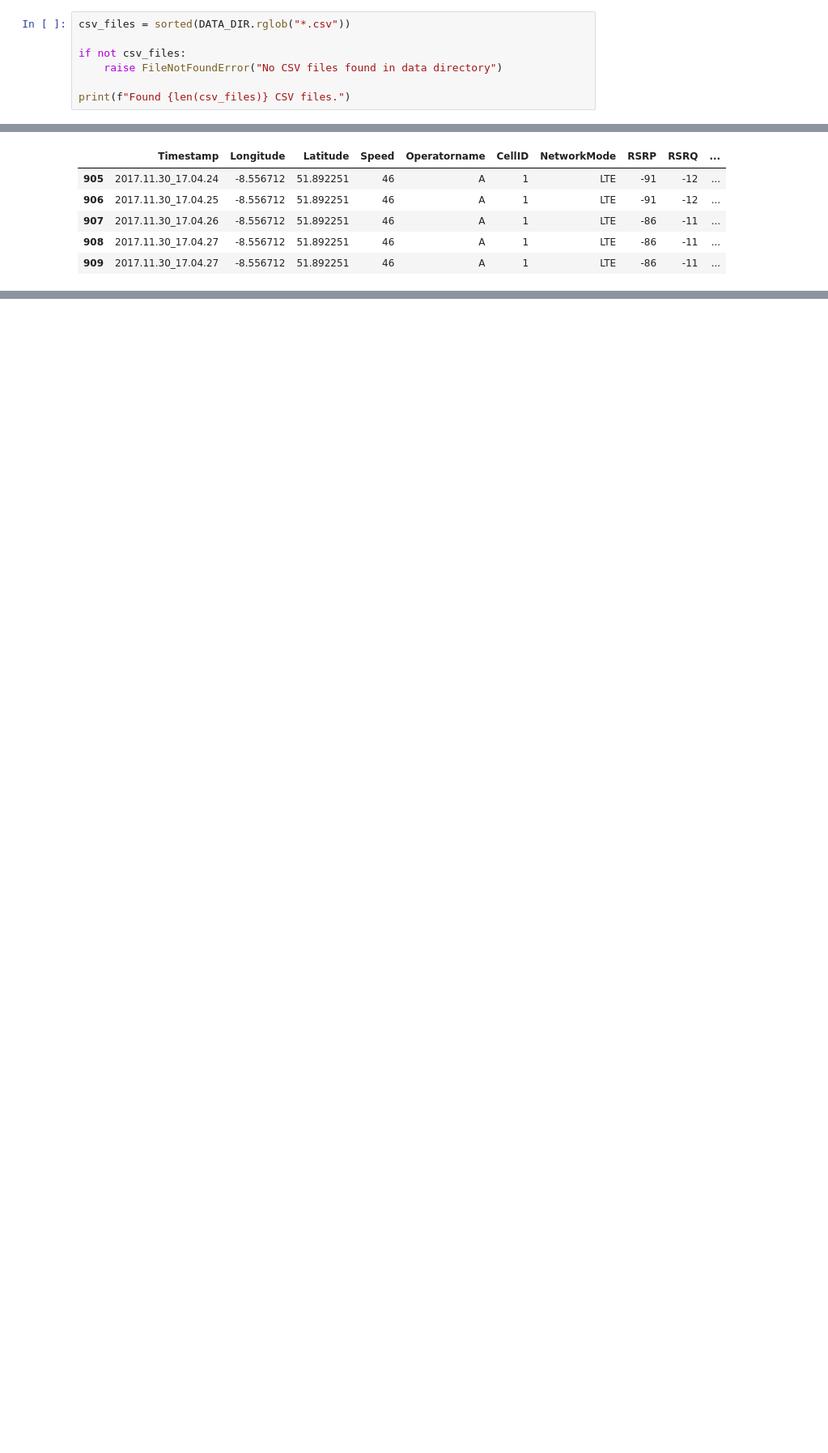
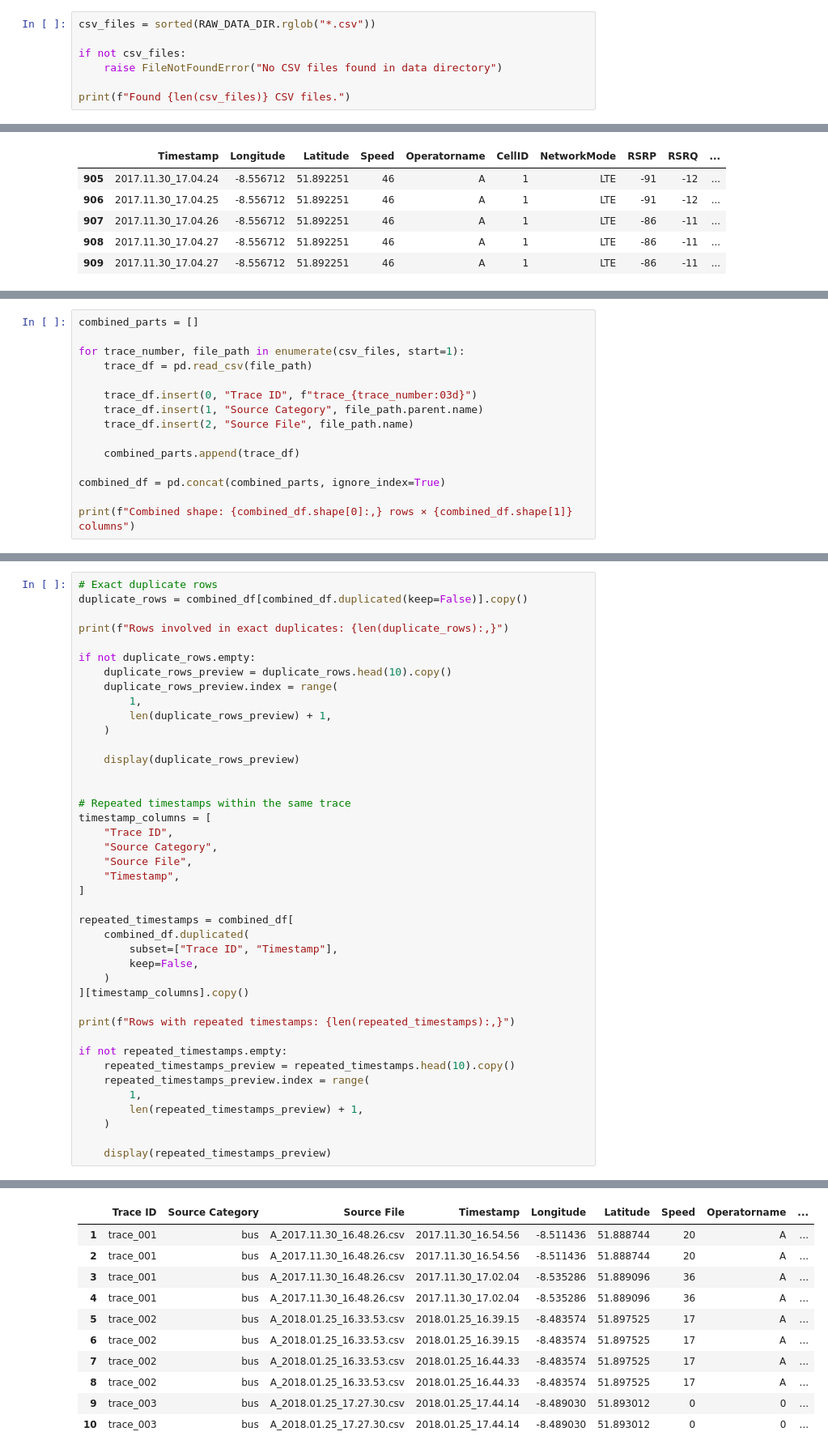
Before and after one commit to Zendin110206/4g-lte-throughput-prediction, a Jupyter notebook: notebooks/01_lte_throughput_analysis.ipynb, the cells around one changed output, grey strips where cells are left out. Shown at 81% size. Saved outputs shown, nothing was run; the diff lists cells and outputs as text; blank space fills up the shorter version.

Commit message:
feat(notebook): complete LTE data overview

```diff
--- a/notebooks/01_lte_throughput_analysis.ipynb
+++ b/notebooks/01_lte_throughput_analysis.ipynb
@@ -73,7 +68,7 @@ print("Project directories are configured successfully.")
 # %% [output]
 Project directories are configured successfully.
 # %%
-csv_files = sorted(DATA_DIR.rglob("*.csv"))
+csv_files = sorted(RAW_DATA_DIR.rglob("*.csv"))
 
 if not csv_files:
     raise FileNotFoundError("No CSV files found in data directory")
@@ -163,0 +248,15 @@ trace identifier before combining the files.
+# %%
+combined_parts = []
+
+for trace_number, file_path in enumerate(csv_files, start=1):
+    trace_df = pd.read_csv(file_path)
+
+    trace_df.insert(0, "Trace ID", f"trace_{trace_number:03d}")
+    trace_df.insert(1, "Source Category", file_path.parent.name)
+    trace_df.insert(2, "Source File", file_path.name)
+
+    combined_parts.append(trace_df)
+
+combined_df = pd.concat(combined_parts, ignore_index=True)
+
+print(f"Combined shape: {combined_df.shape[0]:,} rows × {combined_df.shape[1]} columns")
@@ -163,0 +517,42 @@ trace identifier before combining the files.
+# %%
+# Exact duplicate rows
+duplicate_rows = combined_df[combined_df.duplicated(keep=False)].copy()
+
+print(f"Rows involved in exact duplicates: {len(duplicate_rows):,}")
+
+if not duplicate_rows.empty:
+    duplicate_rows_preview = duplicate_rows.head(10).copy()
+    duplicate_rows_preview.index = range(
+        1,
+        len(duplicate_rows_preview) + 1,
+    )
+
+    display(duplicate_rows_preview)
+
+
+# Repeated timestamps within the same trace
+timestamp_columns = [
+    "Trace ID",
+    "Source Category",
+    "Source File",
+    "Timestamp",
+]
+
+repeated_timestamps = combined_df[
+    combined_df.duplicated(
+        subset=["Trace ID", "Timestamp"],
+        keep=False,
+    )
+][timestamp_columns].copy()
+
+print(f"Rows with repeated timestamps: {len(repeated_timestamps):,}")
+
+if not repeated_timestamps.empty:
+    repeated_timestamps_preview = repeated_timestamps.head(10).copy()
+    repeated_timestamps_preview.index = range(
+        1,
+        len(repeated_timestamps_preview) + 1,
+    )
+
+    display(repeated_timestamps_preview)
+# %% [output]
@@ -163,0 +560,11 @@ trace identifier before combining the files.
+|  | Trace ID | Source Category | Source File | Timestamp | Longitude | Latitude | Speed | Operatorname | ... |
+| 1 | trace_001 | bus | A_2017.11.30_16.48.26.csv | 2017.11.30_16.54.56 | -8.511436 | 51.888744 | 20 | A | ... |
+| 2 | trace_001 | bus | A_2017.11.30_16.48.26.csv | 2017.11.30_16.54.56 | -8.511436 | 51.888744 | 20 | A | ... |
+| 3 | trace_001 | bus | A_2017.11.30_16.48.26.csv | 2017.11.30_17.02.04 | -8.535286 | 51.889096 | 36 | A | ... |
+| 4 | trace_001 | bus | A_2017.11.30_16.48.26.csv | 2017.11.30_17.02.04 | -8.535286 | 51.889096 | 36 | A | ... |
+| 5 | trace_002 | bus | A_2018.01.25_16.33.53.csv | 2018.01.25_16.39.15 | -8.483574 | 51.897525 | 17 | A | ... |
+| 6 | trace_002 | bus | A_2018.01.25_16.33.53.csv | 2018.01.25_16.39.15 | -8.483574 | 51.897525 | 17 | A | ... |
+| 7 | trace_002 | bus | A_2018.01.25_16.33.53.csv | 2018.01.25_16.44.33 | -8.483574 | 51.897525 | 17 | A | ... |
+| 8 | trace_002 | bus | A_2018.01.25_16.33.53.csv | 2018.01.25_16.44.33 | -8.483574 | 51.897525 | 17 | A | ... |
+| 9 | trace_003 | bus | A_2018.01.25_17.27.30.csv | 2018.01.25_17.44.14 | -8.489030 | 51.893012 | 0 | 0 | ... |
+| 10 | trace_003 | bus | A_2018.01.25_17.27.30.csv | 2018.01.25_17.44.14 | -8.489030 | 51.893012 | 0 | 0 | ... |
```
Also changed, not shown: parts of 16 cells of this notebook.
